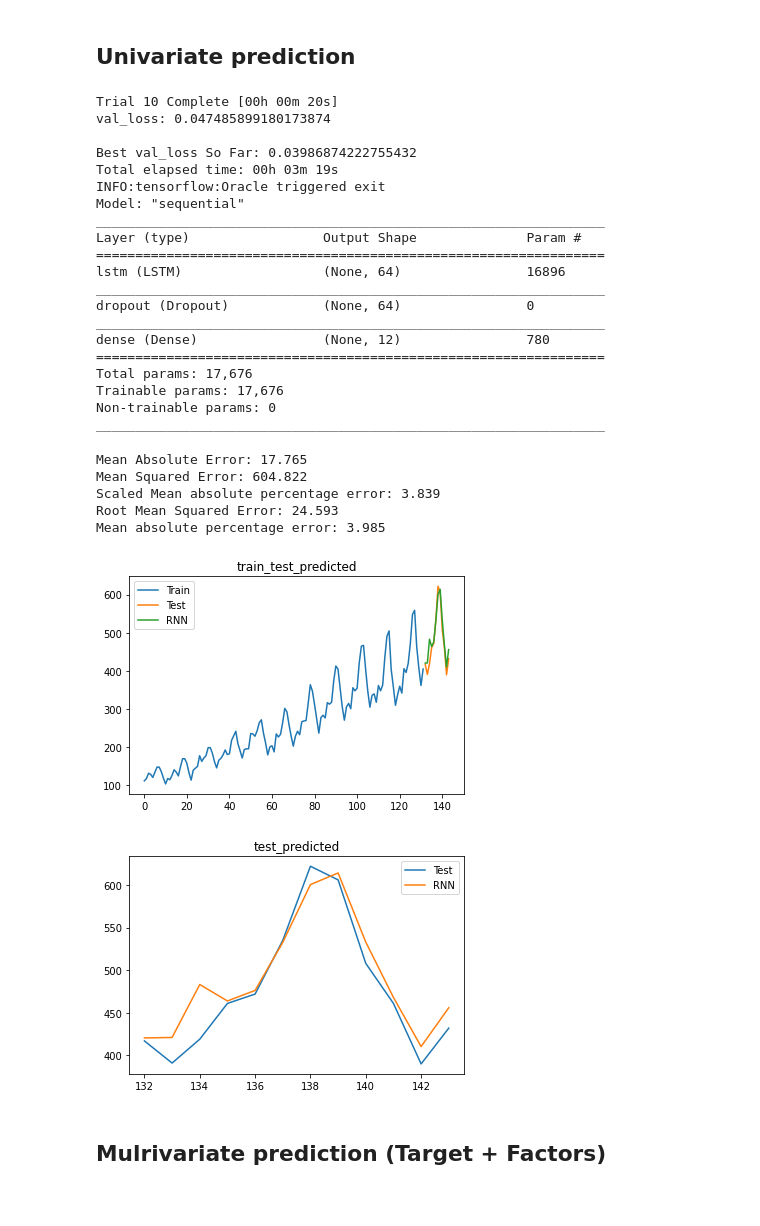
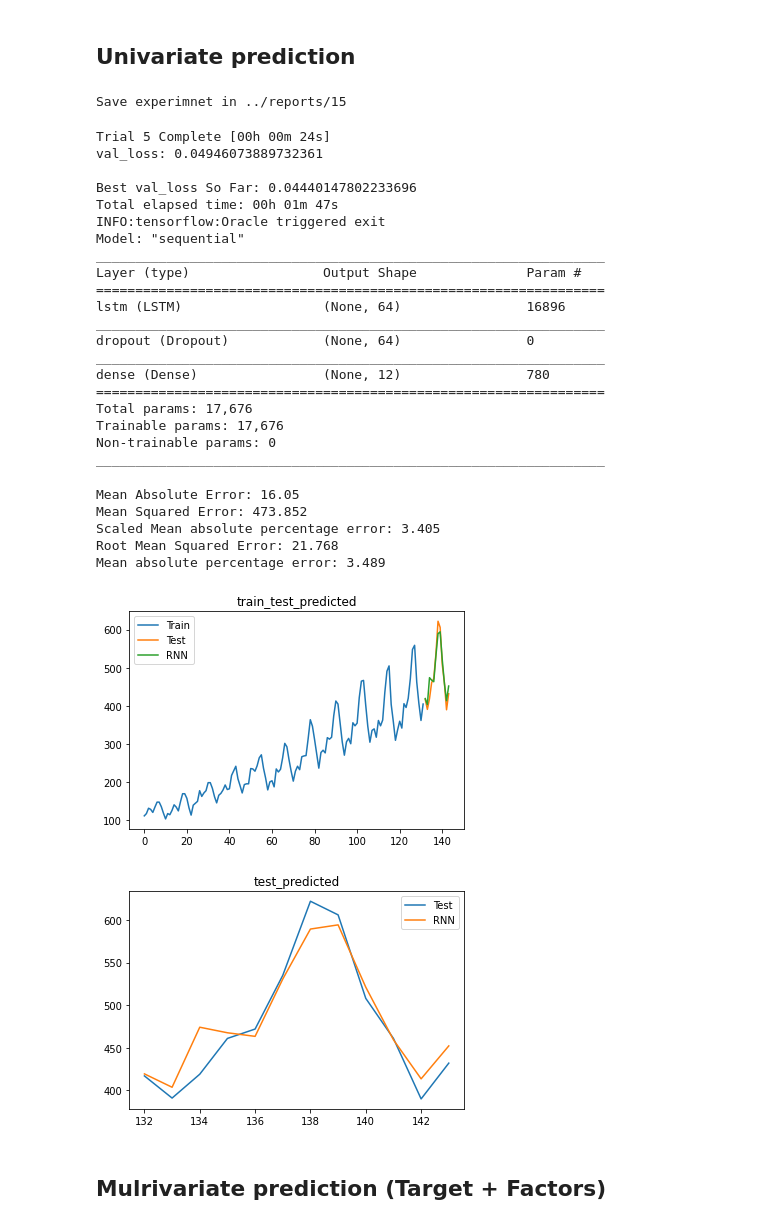
Before and after one commit to LevPerla/Time_Series_Prediction_RNN, a Jupyter notebook: notebooks/Example.ipynb, the cells around one changed output. Cells and saved outputs as stored; diff of their text form; code cells hidden in the pictures.

```diff
--- a/notebooks/Example.ipynb
+++ b/notebooks/Example.ipynb
@@ -27,5 +26,6 @@ INFO:tensorflow:Enabling control flow v2
 TEST_LEN = 12
 
 # Import targets
-target = pd.read_csv("https://raw.githubusercontent.com/LevPerla/Time_Series_Prediction_RNN/master/data/series_g.csv", sep=";").series_g.values
+data_url = "https://raw.githubusercontent.com/LevPerla/Time_Series_Prediction_RNN/master/data/series_g.csv"
+target = pd.read_csv(data_url, sep=";").series_g
 target_train, target_test = train_test_split(target, test_size=TEST_LEN, shuffle=False)
@@ -40,9 +32,13 @@ target_test_deseason = target_test / test_season
 # %%
+# Deseason target
+deseason_transformer = Deseasonalizer(sp=12, model='multiplicative')
+target_train_deseas = deseason_transformer.fit_transform(target_train).values
+target_test_deseas = deseason_transformer.transform(target_test).values
+
 # Scale target
 target_scaler = MinMaxScaler(feature_range=(0, 1))
-target_train_std = target_scaler.fit_transform(target_train_deseason.reshape(-1, 1))
-target_test_std = target_scaler.transform(target_test_deseason.reshape(-1, 1))
-target_std = np.concatenate([target_train_std, target_test_std])
+target_train_std = target_scaler.fit_transform(target_train_deseas.reshape(-1, 1))
+target_test_std = target_scaler.transform(target_test_deseas.reshape(-1, 1))
 # %%
 # Create folder for reports
 if "reports" not in os.listdir('..'):
@@ -50,6 +46,7 @@ if "reports" not in os.listdir('..'):
 new_folder_num = str(len(os.listdir('../reports')) + 1)
 new_folder = os.path.join("../reports", new_folder_num)
 os.mkdir(new_folder)
+print(f"Save experimnet in {new_folder}")
 
 hp = HyperParameters()
 rnn_arch = {"layers": [
@@ -75,32 +72,32 @@ rnn_arch = {"layers": [
                     ]}
 
 model = TS_RNN(rnn_arch=rnn_arch,
-               n_step_in=12,
+               n_lags=12,
                horizon=TEST_LEN,
-               test_len=TEST_LEN,
                tuner_hp=hp,
                tuner="BayesianOptimization", #"RandomSearch", "BayesianOptimization", "Hyperband"
                strategy="MiMo", #"Direct", "Recursive", "MiMo"
+               max_trials=5,
                save_dir=new_folder,
                loss="mae",
                optimizer="adam"
                )
+# %% [output]
+Save experimnet in ../reports/15
 # %%
-my_callbacks = [callbacks.EarlyStopping(patience=30, monitor='val_loss')]
-
-model.fit(target=target_std,
+model.fit(target_train=target_train_std,
+          target_val=target_test_std,
           epochs=100,
           batch_size=12,
-          callbacks=my_callbacks,
-          verbose=1);
+          verbose=1)
 
 model.summary()
 # %% [output]
-Trial 10 Complete [00h 00m 20s]
-val_loss: 0.047485899180173874
+Trial 5 Complete [00h 00m 24s]
+val_loss: 0.04946073889732361
 
-Best val_loss So Far: 0.03986874222755432
-Total elapsed time: 00h 03m 19s
+Best val_loss So Far: 0.04440147802233696
+Total elapsed time: 00h 01m 47s
 INFO:tensorflow:Oracle triggered exit
 Model: "sequential"
 _________________________________________________________________
@@ -117,27 +114,26 @@ Trainable params: 17,676
 Non-trainable params: 0
 _________________________________________________________________
 # %%
-predicted_std = model.predict(target=target_train_std[-model.n_step_in:], prediction_len=TEST_LEN)
+predicted_std = model.predict(target=target_train_std[-model.n_lags:], prediction_len=TEST_LEN)
 
 # inverse transform
-predicted_deseason = target_scaler.inverse_transform(predicted_std.reshape(-1, 1)).flatten()
-# Add season
-predicted_rnn = predicted_deseason * test_season
+predicted_rnn = target_scaler.inverse_transform(predicted_std.reshape(-1, 1)).flatten()
+predicted_rnn = pd.Series(predicted_rnn,index=target_test.index)
+predicted_rnn = deseason_transformer.inverse_transform(predicted_rnn)
 
 metrics_eval(target_test[:len(predicted_rnn)], predicted_rnn, print_result=True, save_dir=new_folder)
-
 predicted = {"RNN": {"predictions": predicted_rnn}}
 
 train_test_pred_plot(train=target_train, test=target_test, predicted=predicted,
                      save_dir=new_folder, show=True);
 # %% [output]
-Mean Absolute Error: 17.765
-Mean Squared Error: 604.822
-Scaled Mean absolute percentage error: 3.839
-Root Mean Squared Error: 24.593
-Mean absolute percentage error: 3.985
+Mean Absolute Error: 16.05
+Mean Squared Error: 473.852
+Scaled Mean absolute percentage error: 3.405
+Root Mean Squared Error: 21.768
+Mean absolute percentage error: 3.489
-[figure, old version]
+[figure, new version]
-[figure, old version]
+[figure, new version]
 # %% [markdown]
 ## Mulrivariate prediction (Target + Factors)
 # %%
```
Also changed, not shown: parts of 7 cells of this notebook.
